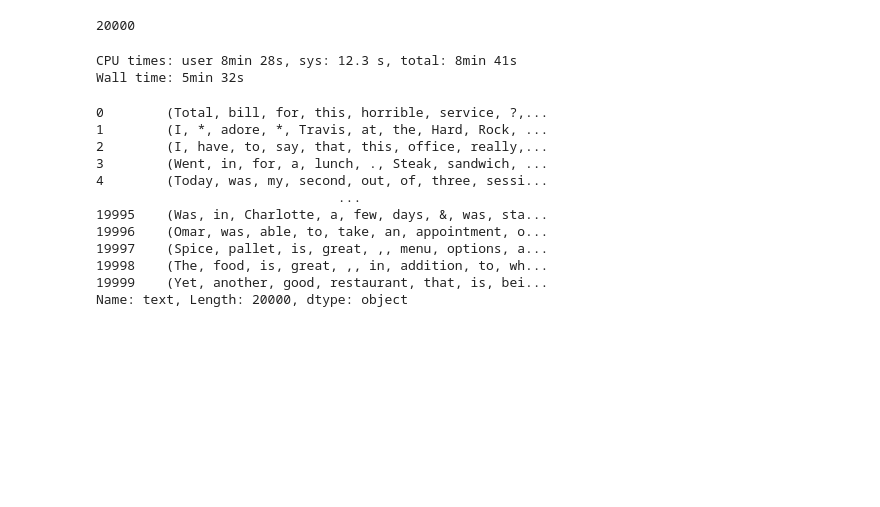
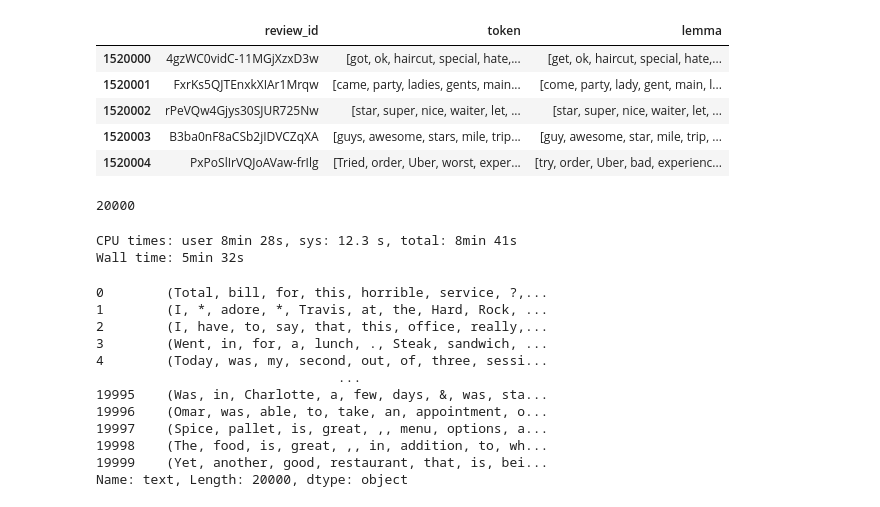
Before and after one commit to BloomTech-Labs/yelp-dataset-challenge-2-ds, a Jupyter notebook: NLP/Archive_NLP/Spacy Examples_Timing.ipynb, the cells around one changed output. Saved outputs shown, nothing was run; the diff lists cells and outputs as text; code cells hidden in the pictures; blank space fills up the shorter version.

```diff
--- a/NLP/Spacy Examples_Timing.ipynb
+++ b/NLP/Archive_NLP/Spacy Examples_Timing.ipynb
@@ -13,7 +16,15 @@ filepath = "clean_review_0.parquet"
 # %%
 # Read data in
 import pandas as pd
-df = pd.read_parquet(filepath)
+df = pd.read_parquet('clean_review.parquet')
+df.head()
+# %% [output]
+|  | review_id | token | lemma |
+| 1520000 | 4gzWC0vidC-11MGjXzxD3w | [got, ok, haircut, special, hate,... | [get, ok, haircut, special, hate,... |
+| 1520001 | FxrKs5QJTEnxkXIAr1Mrqw | [came, party, ladies, gents, main... | [come, party, lady, gent, main, l... |
+| 1520002 | rPeVQw4Gjys30SJUR725Nw | [star, super, nice, waiter, let, ... | [star, super, nice, waiter, let, ... |
+| 1520003 | B3ba0nF8aCSb2jIDVCZqXA | [guys, awesome, stars, mile, trip... | [guy, awesome, star, mile, trip, ... |
+| 1520004 | PxPoSlIrVQJoAVaw-frIlg | [Tried, order, Uber, worst, exper... | [try, order, Uber, bad, experienc... |
 # %%
 # Build basic tokenizer
 def tokenize(x):
```
Also changed, not shown: parts of 3 cells of this notebook, 3 other files.
